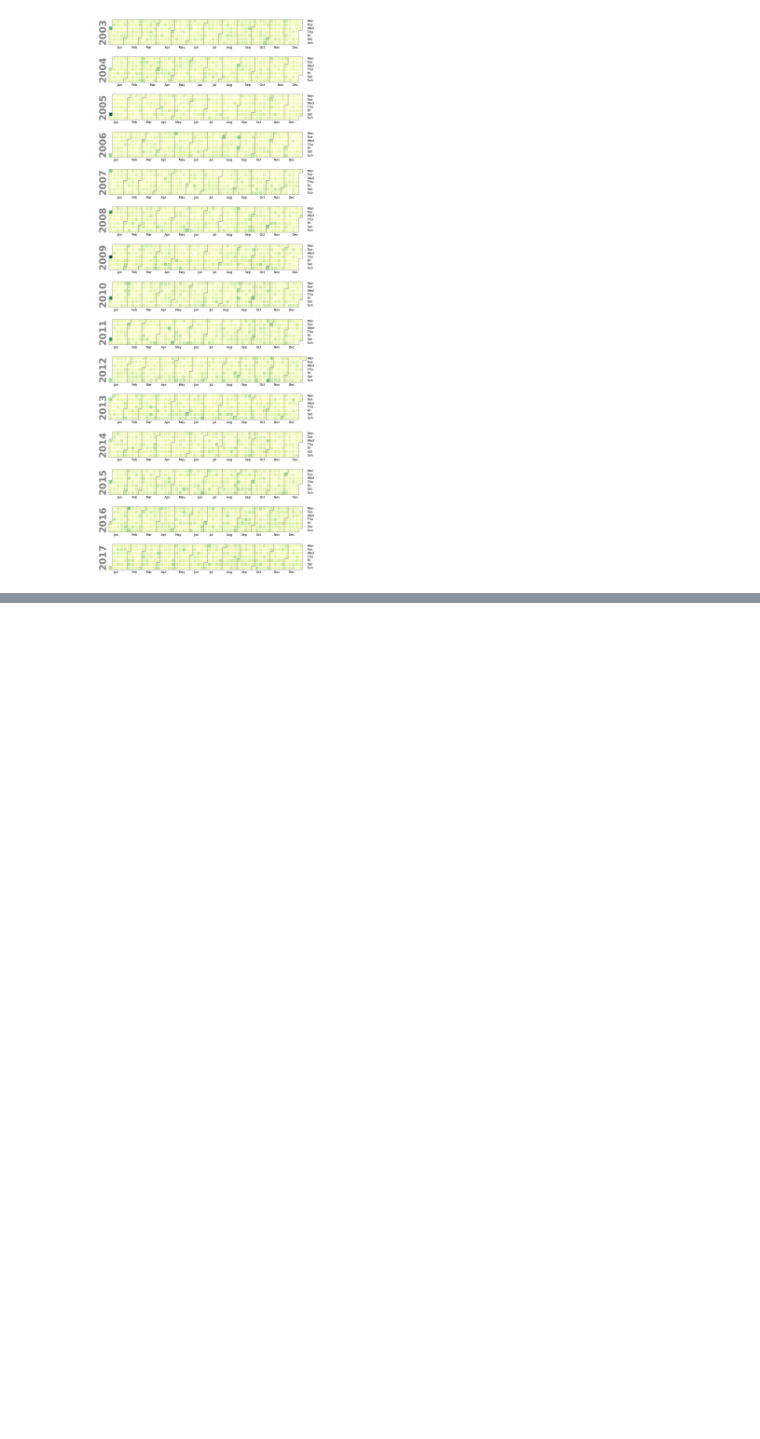
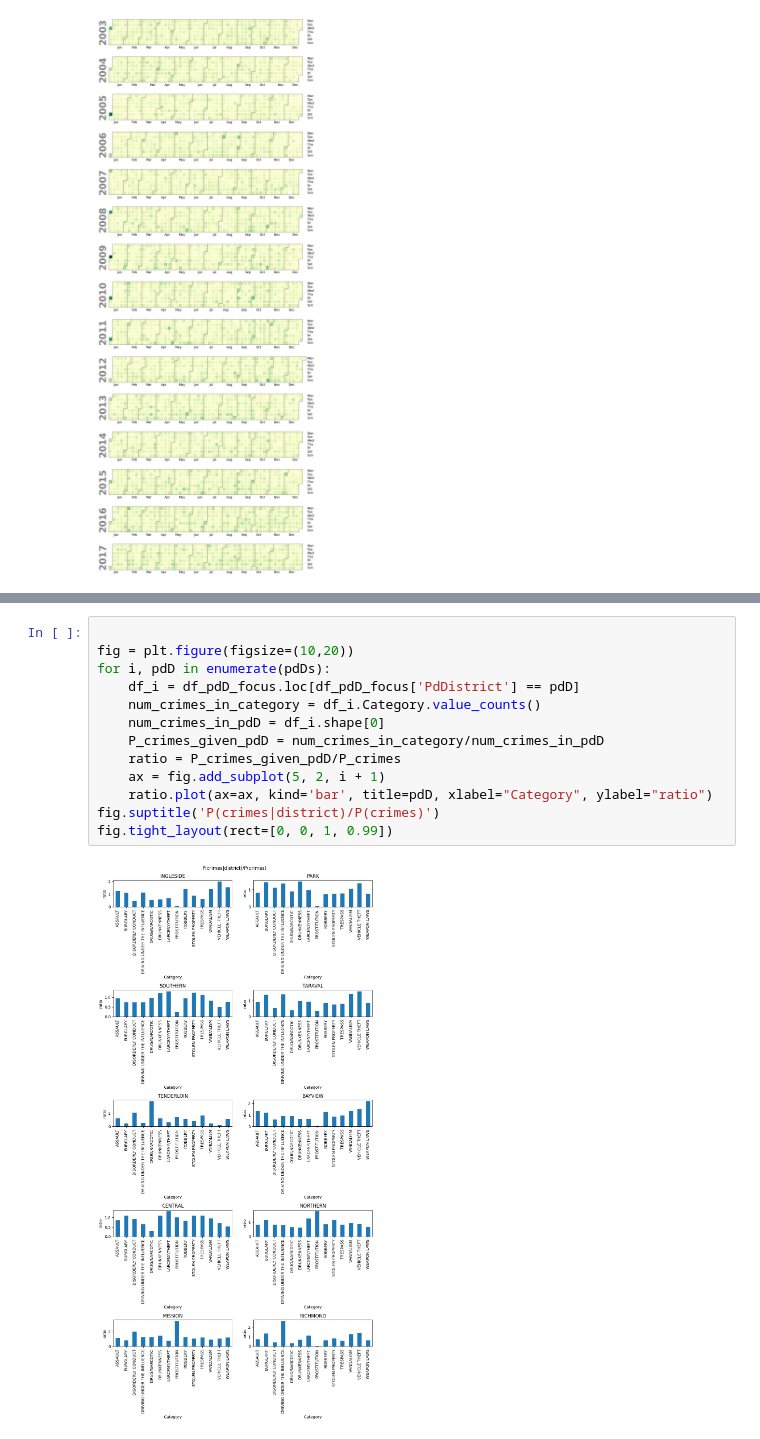
Before and after one commit to AnneKDesler/socialdata2023, a Jupyter notebook: lectures/Week2.ipynb, the cells around one changed output, grey strips where cells are left out. Drawn from its saved outputs; the diff is of its cells as text; blank space fills up the shorter version.

```diff
--- a/lectures/Week2.ipynb
+++ b/lectures/Week2.ipynb
@@ -286,0 +337,15 @@ The next thing we'll be looking into is how crimes break down across the 10 dist
+# %%
+
+fig = plt.figure(figsize=(10,20))
+for i, pdD in enumerate(pdDs):
+    df_i = df_pdD_focus.loc[df_pdD_focus['PdDistrict'] == pdD]
+    num_crimes_in_category = df_i.Category.value_counts()
+    num_crimes_in_pdD = df_i.shape[0]
+    P_crimes_given_pdD = num_crimes_in_category/num_crimes_in_pdD
+    ratio = P_crimes_given_pdD/P_crimes
+    ax = fig.add_subplot(5, 2, i + 1)
+    ratio.plot(ax=ax, kind='bar', title=pdD, xlabel="Category", ylabel="ratio")
+fig.suptitle('P(crimes|district)/P(crimes)')
+fig.tight_layout(rect=[0, 0, 1, 0.99])
+# %% [output]
+[figure, added]
```
Also changed, not shown: parts of 8 cells of this notebook, 1 other file.
